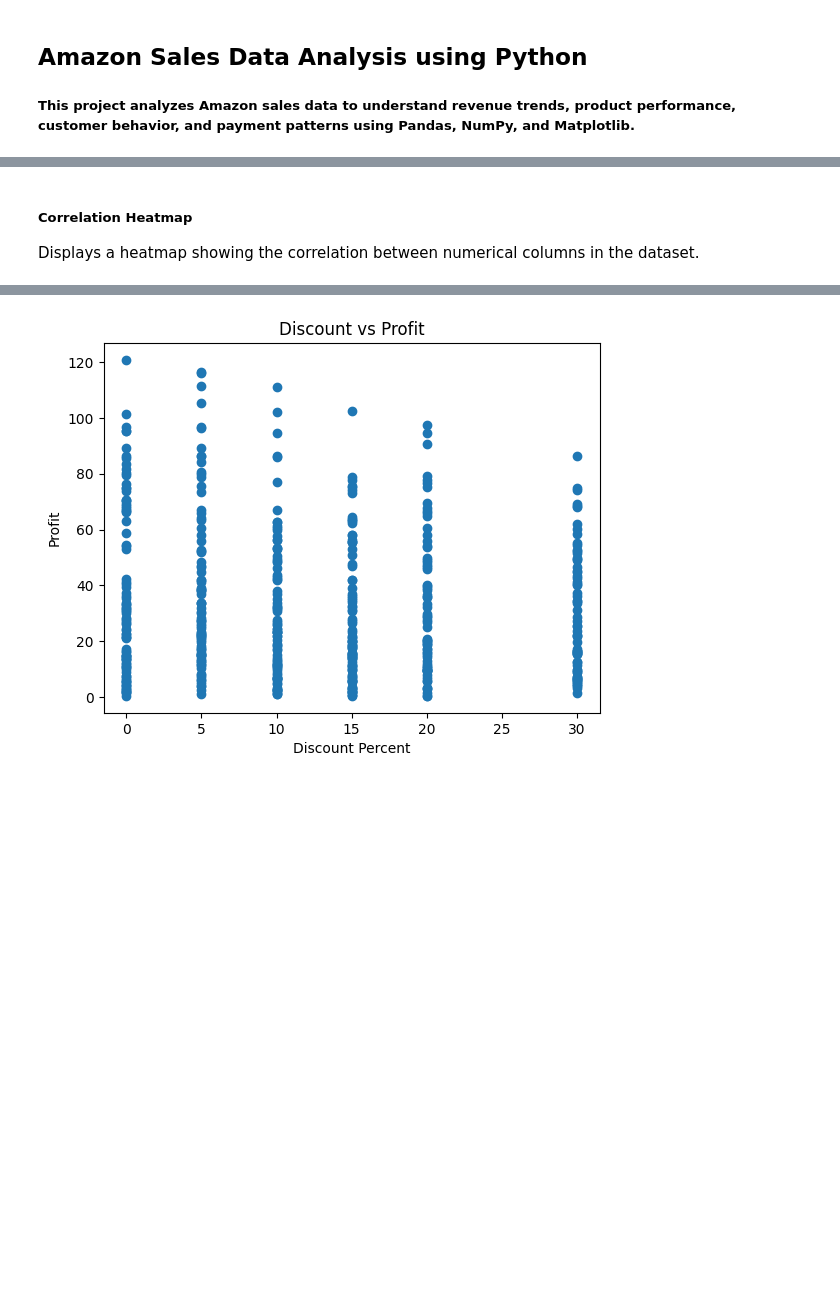
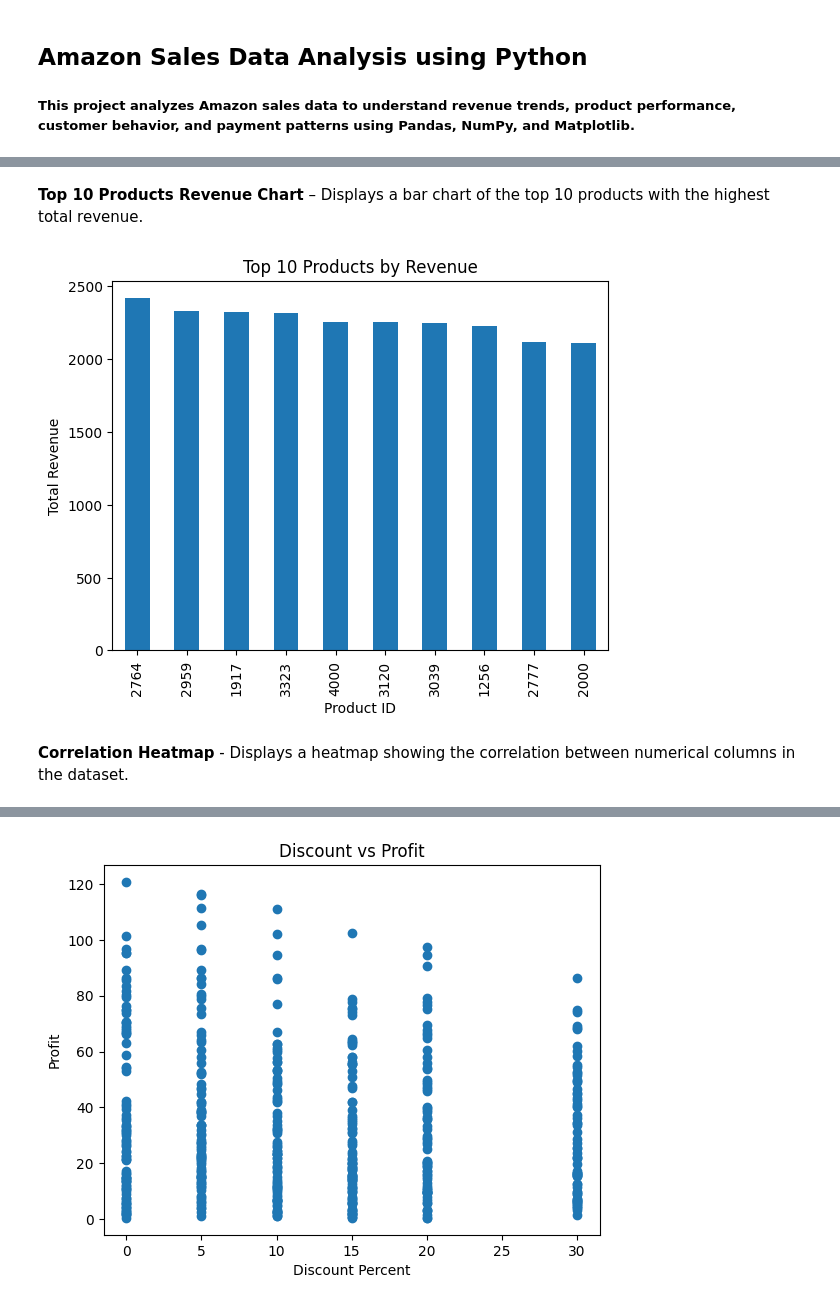
Before and after one commit to parmarriya195-dotcom/amazon-sales-analysis, a Jupyter notebook: final_project.ipynb, the cells around one changed output, grey strips where cells are left out. Saved outputs shown, nothing was run; the diff lists cells and outputs as text; code cells hidden in the pictures; blank space fills up the shorter version.

```diff
--- a/final_project.ipynb
+++ b/final_project.ipynb
@@ -233,6 +480,19 @@ plt.show()
+# %% [markdown]
+**Top 10 Products Revenue Chart** – Displays a bar chart of the top 10 products with the highest total revenue.
+# %%
+top_products = df.groupby("product_id")["total_revenue"].sum().sort_values(ascending=False).head(10)
+
+top_products.plot(kind="bar")
+
+plt.title("Top 10 Products by Revenue")
+plt.xlabel("Product ID")
+plt.ylabel("Total Revenue")
+
+plt.show()
+# %% [output]
+[figure, added]
 # %% [markdown]
-##### Correlation Heatmap
-Displays a heatmap showing the correlation between numerical columns in the dataset.
+**Correlation Heatmap** - Displays a heatmap showing the correlation between numerical columns in the dataset.
 # %%
 plt.figure(figsize=(10,6))
 sns.heatmap(df.corr(numeric_only=True), annot=True)
```
Also changed, not shown: parts of 87 cells of this notebook.
